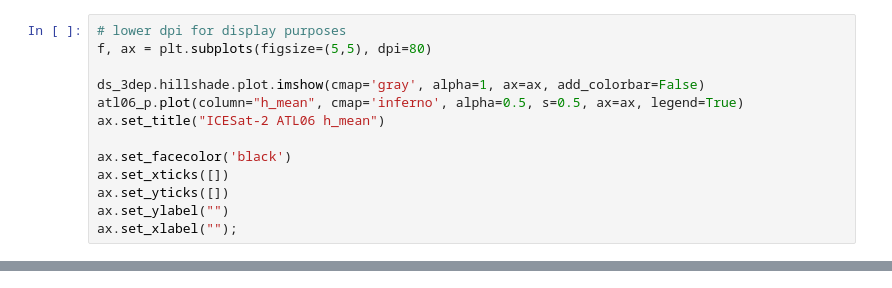
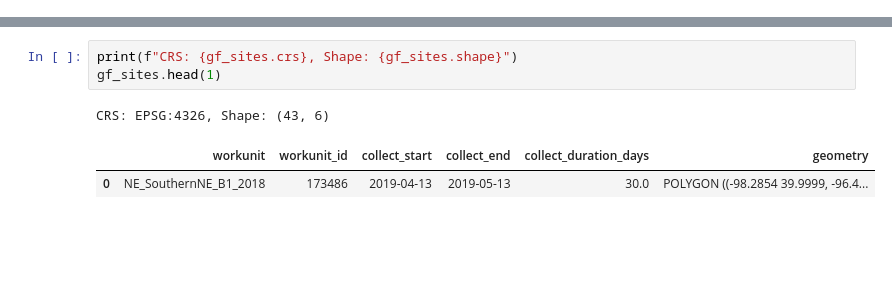
Before and after one commit to UW-GDA/ATL06_LaserLottery, a Jupyter notebook: notebooks/00_dataset_intro.ipynb, the cells around one changed output, grey strips where cells are left out. Drawn from its saved outputs; the diff is of its cells as text; blank space fills up the shorter version.

```diff
--- a/notebooks/00_dataset_intro.ipynb
+++ b/notebooks/00_dataset_intro.ipynb
@@ -241,13 +0,0 @@ atl06_p = atl06.to_crs(ds_3dep.rio.crs)
-# %%
-# lower dpi for display purposes
-f, ax = plt.subplots(figsize=(5,5), dpi=80)
-
-ds_3dep.hillshade.plot.imshow(cmap='gray', alpha=1, ax=ax, add_colorbar=False)
-atl06_p.plot(column="h_mean", cmap='inferno', alpha=0.5, s=0.5, ax=ax, legend=True)
-ax.set_title("ICESat-2 ATL06 h_mean")
-
-ax.set_facecolor('black')
-ax.set_xticks([])
-ax.set_yticks([])
-ax.set_ylabel("")
-ax.set_xlabel("");
@@ -257,0 +53,7 @@ ax.set_xlabel("");
+# %%
+print(f"CRS: {gf_sites.crs}, Shape: {gf_sites.shape}")
+gf_sites.head(1)
+# %% [output]
+CRS: EPSG:4326, Shape: (43, 6)
+|  | workunit | workunit_id | collect_start | collect_end | collect_duration_days | geometry |
+| 0 | NE_SouthernNE_B1_2018 | 173486 | 2019-04-13 | 2019-05-13 | 30.0 | POLYGON ((-98.2854 39.9999, -96.4... |
```
Also changed, not shown: parts of 41 cells of this notebook, 1 other file.
